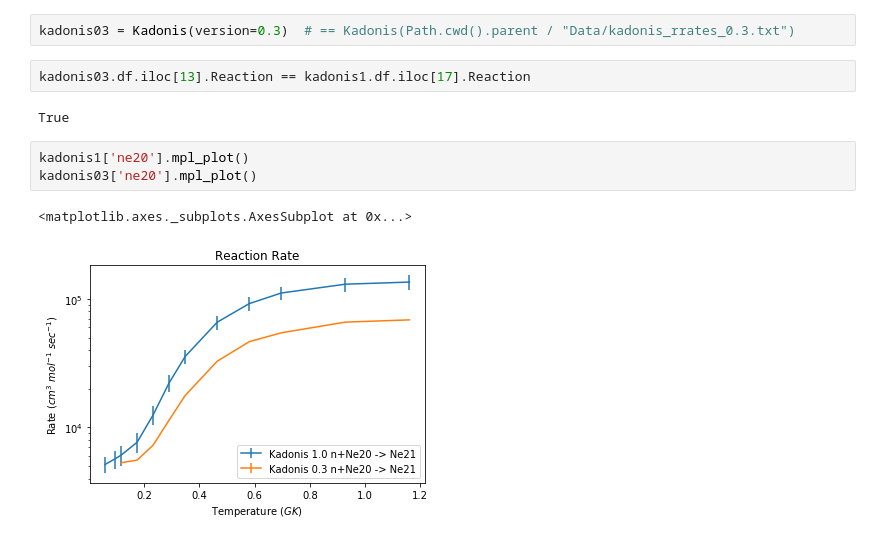
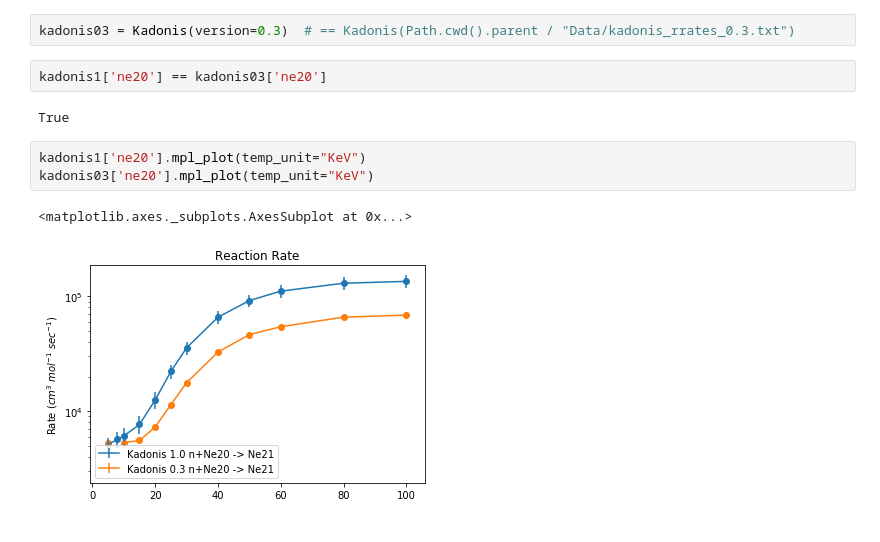
Before and after one commit to Samuel316/Rates, a Jupyter notebook: notebooks/Kadonis_file_compare.ipynb, the cells around one changed output. Saved outputs shown, nothing was run; the diff lists cells and outputs as text.

Commit message:
Added points to Kadonis reaction plot

```diff
--- a/notebooks/Kadonis_file_compare.ipynb
+++ b/notebooks/Kadonis_file_compare.ipynb
@@ -5,13 +5,13 @@ from rates import Kadonis
 kadonis1 = Kadonis(version=1)  # == Kadonis(Path.cwd().parent / "Data/kadonis_rrates_1.0.txt")
 # %%
 kadonis03 = Kadonis(version=0.3)  # == Kadonis(Path.cwd().parent / "Data/kadonis_rrates_0.3.txt")
-# %%
-kadonis03.df.iloc[13].Reaction == kadonis1.df.iloc[17].Reaction
-# %% [output]
-True
 # %%
-kadonis1['ne20'].mpl_plot()
-kadonis03['ne20'].mpl_plot()
+kadonis1['ne20'] == kadonis03['ne20']
 # %% [output]
-<matplotlib.axes._subplots.AxesSubplot at 0x...>
+True
-[figure, removed]
+# %%
+kadonis1['ne20'].mpl_plot(temp_unit="KeV")
+kadonis03['ne20'].mpl_plot(temp_unit="KeV")
+# %% [output]
+<matplotlib.axes._subplots.AxesSubplot at 0x...>
+[figure, added]
```
Also changed, not shown: parts of 1 cell of this notebook, 1 other file.
